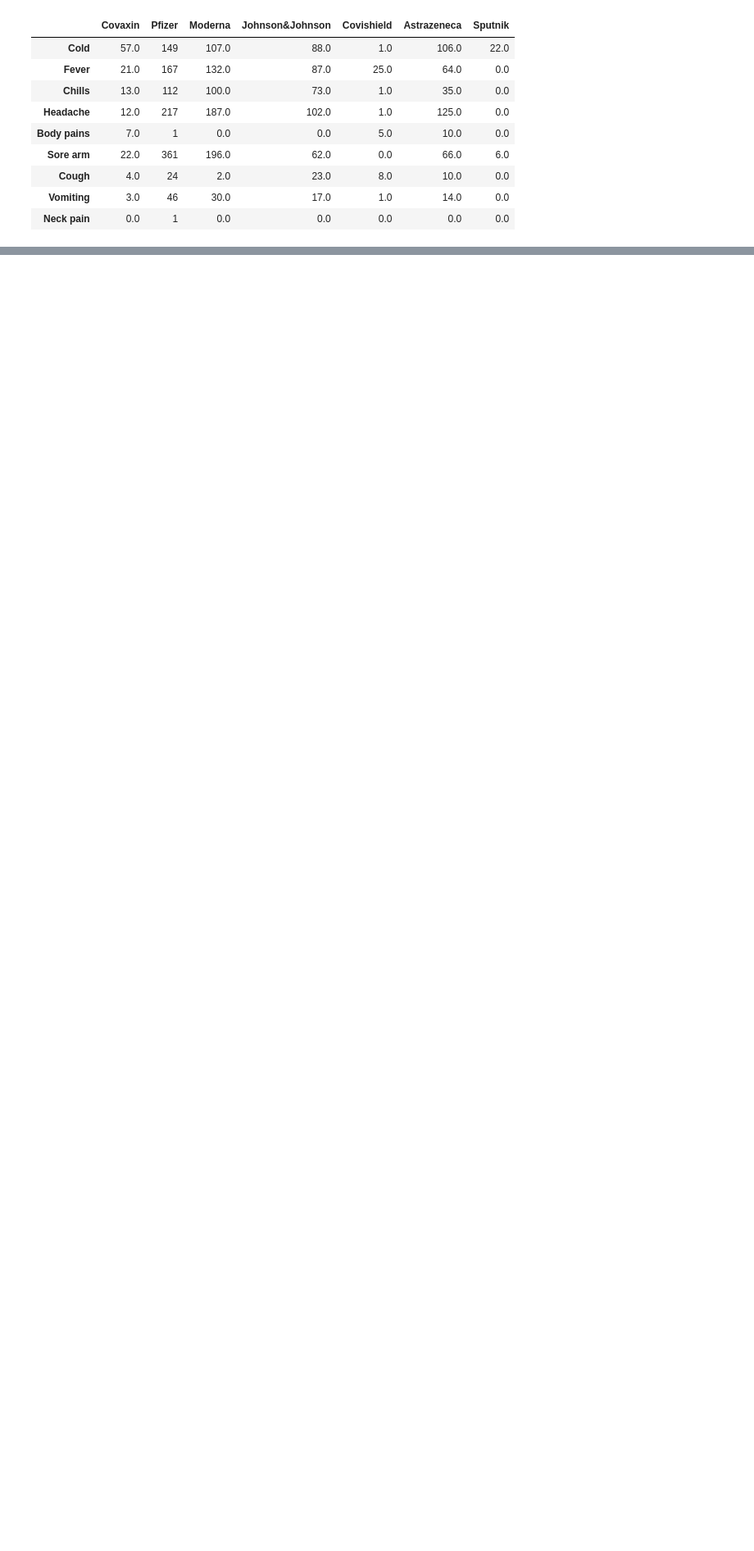
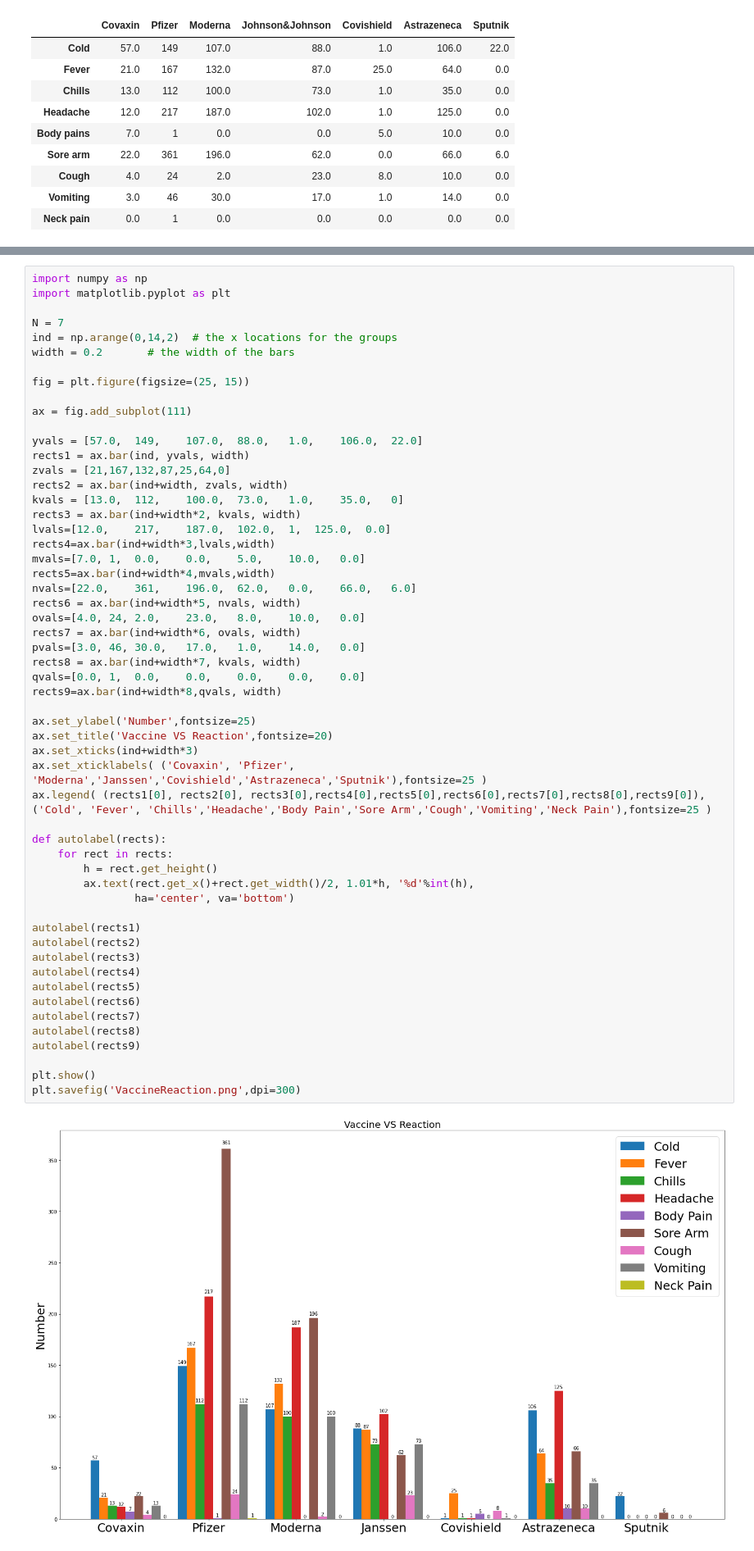
Before and after one commit to Nagmashaik123/Section203-Group06, a Jupyter notebook: Vacc_Brands_Reactions.ipynb, the cells around one changed output, grey strips where cells are left out. Shown at 82% size. Saved outputs shown, nothing was run; the diff lists cells and outputs as text; blank space fills up the shorter version.

```diff
--- a/Vacc_Brands_Reactions.ipynb
+++ b/Vacc_Brands_Reactions.ipynb
@@ -130,0 +109,57 @@ plt.savefig('BrandsVsReactions.png')
+# %%
+import numpy as np
+import matplotlib.pyplot as plt
+
+N = 7
+ind = np.arange(0,14,2)  # the x locations for the groups
+width = 0.2       # the width of the bars
+
+fig = plt.figure(figsize=(25, 15))
+
+ax = fig.add_subplot(111)
+
+yvals = [57.0,	149,	107.0,	88.0,	1.0,	106.0,	22.0]
+rects1 = ax.bar(ind, yvals, width)
+zvals = [21,167,132,87,25,64,0]
+rects2 = ax.bar(ind+width, zvals, width)
+kvals = [13.0,	112,	100.0,	73.0,	1.0,	35.0,	0]
+rects3 = ax.bar(ind+width*2, kvals, width)
+lvals=[12.0,	217,	187.0,	102.0,	1,	125.0,	0.0]
+rects4=ax.bar(ind+width*3,lvals,width)
+mvals=[7.0,	1,	0.0,	0.0,	5.0,	10.0,	0.0]
+rects5=ax.bar(ind+width*4,mvals,width)
+nvals=[22.0,	361,	196.0,	62.0,	0.0,	66.0,	6.0]
+rects6 = ax.bar(ind+width*5, nvals, width)
+ovals=[4.0,	24,	2.0,	23.0,	8.0,	10.0,	0.0]
+rects7 = ax.bar(ind+width*6, ovals, width)
+pvals=[3.0,	46,	30.0,	17.0,	1.0,	14.0,	0.0]
+rects8 = ax.bar(ind+width*7, kvals, width)
+qvals=[0.0,	1,	0.0,	0.0,	0.0,	0.0,	0.0]
+rects9=ax.bar(ind+width*8,qvals, width)
+
+ax.set_ylabel('Number',fontsize=25)
+ax.set_title('Vaccine VS Reaction',fontsize=20)
+ax.set_xticks(ind+width*3)
+ax.set_xticklabels( ('Covaxin', 'Pfizer', 'Moderna','Janssen','Covishield','Astrazeneca','Sputnik'),fontsize=25 )
+ax.legend( (rects1[0], rects2[0], rects3[0],rects4[0],rects5[0],rects6[0],rects7[0],rects8[0],rects9[0]), ('Cold', 'Fever', 'Chills','Headache','Body Pain','Sore Arm','Cough','Vomiting','Neck Pain'),fontsize=25 )
+
+def autolabel(rects):
+    for rect in rects:
+        h = rect.get_height()
+        ax.text(rect.get_x()+rect.get_width()/2, 1.01*h, '%d'%int(h),
+                ha='center', va='bottom')
+
+autolabel(rects1)
+autolabel(rects2)
+autolabel(rects3)
+autolabel(rects4)
+autolabel(rects5)
+autolabel(rects6)
+autolabel(rects7)
+autolabel(rects8)
+autolabel(rects9)
+
+plt.show()
+plt.savefig('VaccineReaction.png',dpi=300)
+# %% [output]
+[figure, added]
```
Also changed, not shown: parts of 2 cells of this notebook.
